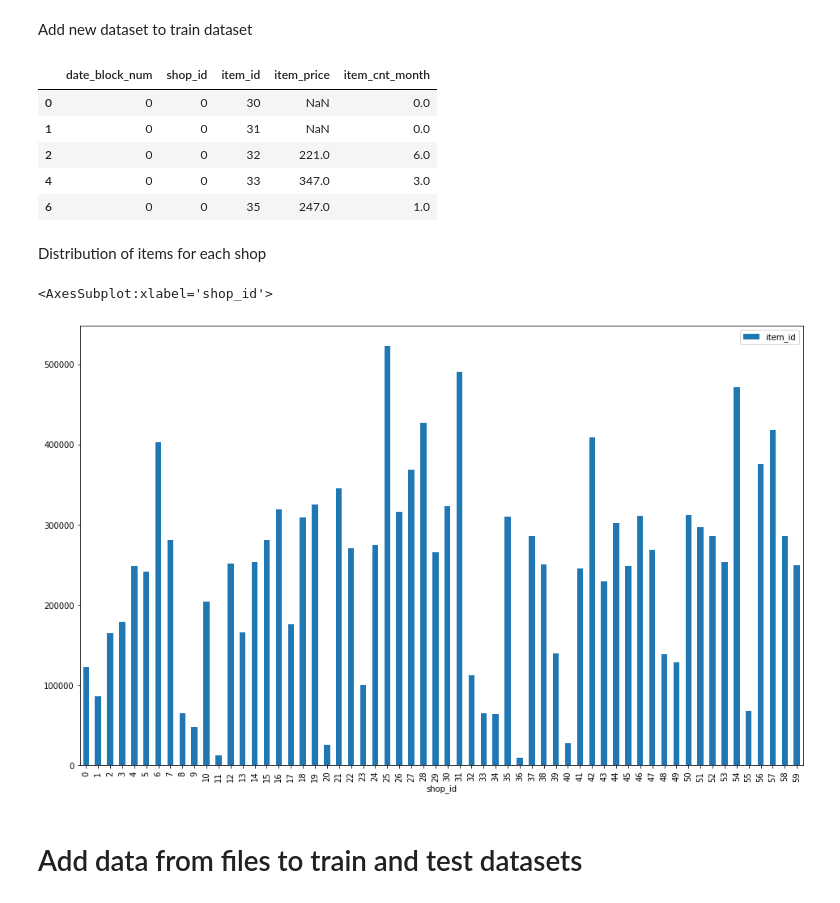
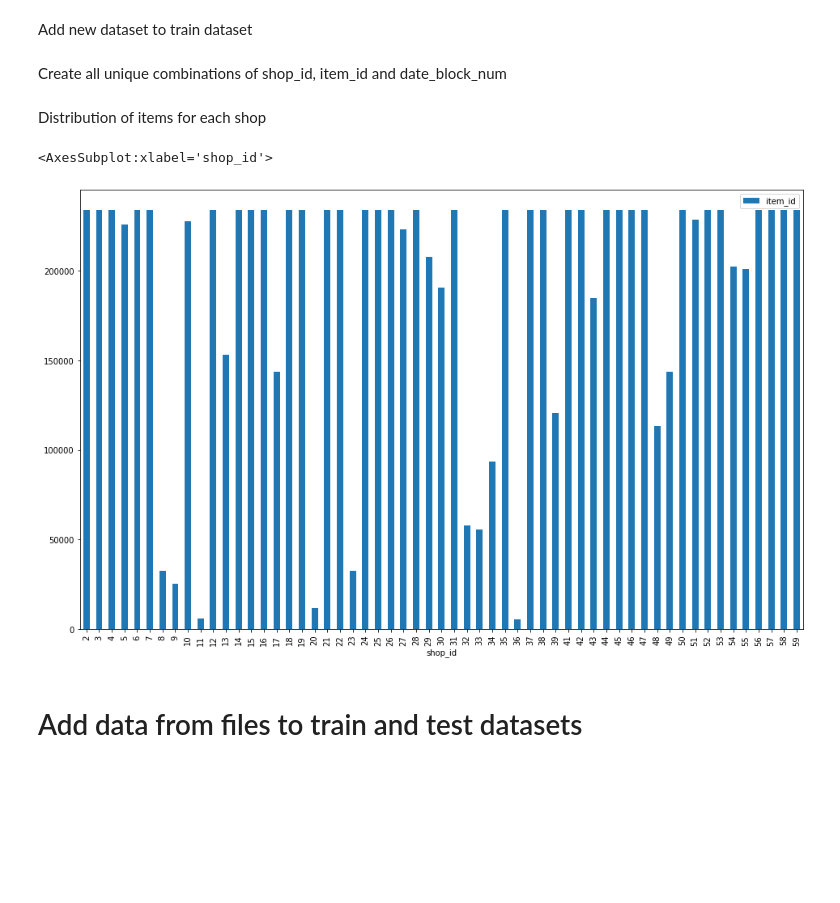
Before and after one commit to beatwad/predict_future_sales, a Jupyter notebook: Pred_Fut_Sales.ipynb, the cells around one changed output. Drawn from its saved outputs; the diff is of its cells as text; code cells hidden in the pictures; blank space fills up the shorter version.

```diff
--- a/Pred_Fut_Sales.ipynb
+++ b/Pred_Fut_Sales.ipynb
@@ -223 +235,10 @@ We can see strong vertical pattern. This means that data wasn't shaffled for sho
+# %%
+sales_train.loc[sales_train.shop_id == 0, 'shop_id'] = 57
+sales_test.loc[sales_test.shop_id == 0, 'shop_id'] = 57
+
+sales_train.loc[sales_train.shop_id == 1, 'shop_id'] = 58
+sales_test.loc[sales_test.shop_id == 1, 'shop_id'] = 58
+
+sales_train.loc[sales_train.shop_id == 40, 'shop_id'] = 39
+sales_test.loc[sales_test.shop_id == 40, 'shop_id'] = 39
 # %% [markdown]
@@ -366,25 +372,41 @@ sales_train_gr1.item_cnt_month.fillna(0, inplace=True)
-# %%
-sales_train_gr2 = pd.concat([sales_train_gr,
-                             sales_train_gr1[sales_train_gr1.item_price.isnull()]]).sort_values(['date_block_num',
-                                                                                                 'shop_id',
-                                                                                                 'item_id']).reset_index(drop=True)
-
-sales_train_gr2.drop_duplicates(subset = ['date_block_num', 'shop_id', 'item_id'], inplace=True)
-sales_train_gr2.head()
-# %% [output]
-|  | date_block_num | shop_id | item_id | item_price | item_cnt_month |
-| 0 | 0 | 0 | 30 | NaN | 0.0 |
-| 1 | 0 | 0 | 31 | NaN | 0.0 |
-| 2 | 0 | 0 | 32 | 221.0 | 6.0 |
-| 4 | 0 | 0 | 33 | 347.0 | 3.0 |
-| 6 | 0 | 0 | 35 | 247.0 | 1.0 |
+# %% [markdown]
+Create all unique combinations of shop_id, item_id and date_block_num
+# %%
+from itertools import product
+
+index_cols = ['shop_id', 'item_id', 'date_block_num']
+
+# For every month we create a grid from all shops/items combinations from that month
+grid = []
+for block_num in sales_train['date_block_num'].unique():
+    cur_shops = sales_train[sales_train['date_block_num']==block_num]['shop_id'].unique()
+    cur_items = sales_train[sales_train['date_block_num']==block_num]['item_id'].unique()
+    grid.append(np.array(list(product(*[cur_shops, cur_items, [block_num]])),dtype='int32'))
+
+#turn the grid into pandas dataframe
+grid = pd.DataFrame(np.vstack(grid), columns = index_cols, dtype=np.int32)
+
+#get aggregated values for (shop_id, item_id, month)
+gb = sales_train.groupby(index_cols, as_index=False).agg({'item_cnt_day': 'sum', 'item_price': 'mean'})
+
+#join aggregated data to the grid
+sales_train2 = pd.merge(grid, gb, how='left', on=index_cols).fillna(0)
+
+#sort the data
+sales_train2.sort_values(['date_block_num', 'shop_id', 'item_id'],inplace=True)
+
+# rename target column name
+sales_train2.rename({'item_cnt_day': 'item_cnt_month'}, axis=1, inplace=True)
+
+# clip item_cnt_month value to 0-20 range
+sales_train2.item_cnt_month.clip(0, 20, inplace=True)
 # %% [markdown]
 Distribution of items for each shop
 # %%
-sales_train_gr2.groupby('shop_id').agg({'item_id': 'count'}).plot.bar(figsize=(16, 10))
+sales_train2.groupby('shop_id').agg({'item_id': 'count'}).plot.bar(figsize=(16, 10))
 # %% [output]
 <AxesSubplot:xlabel='shop_id'>
-[figure, old version]
+[figure, new version]
 # %% [markdown]
 # Add data from files to train and test datasets
 # %% [markdown]
```
Also changed, not shown: parts of 29 cells of this notebook.
